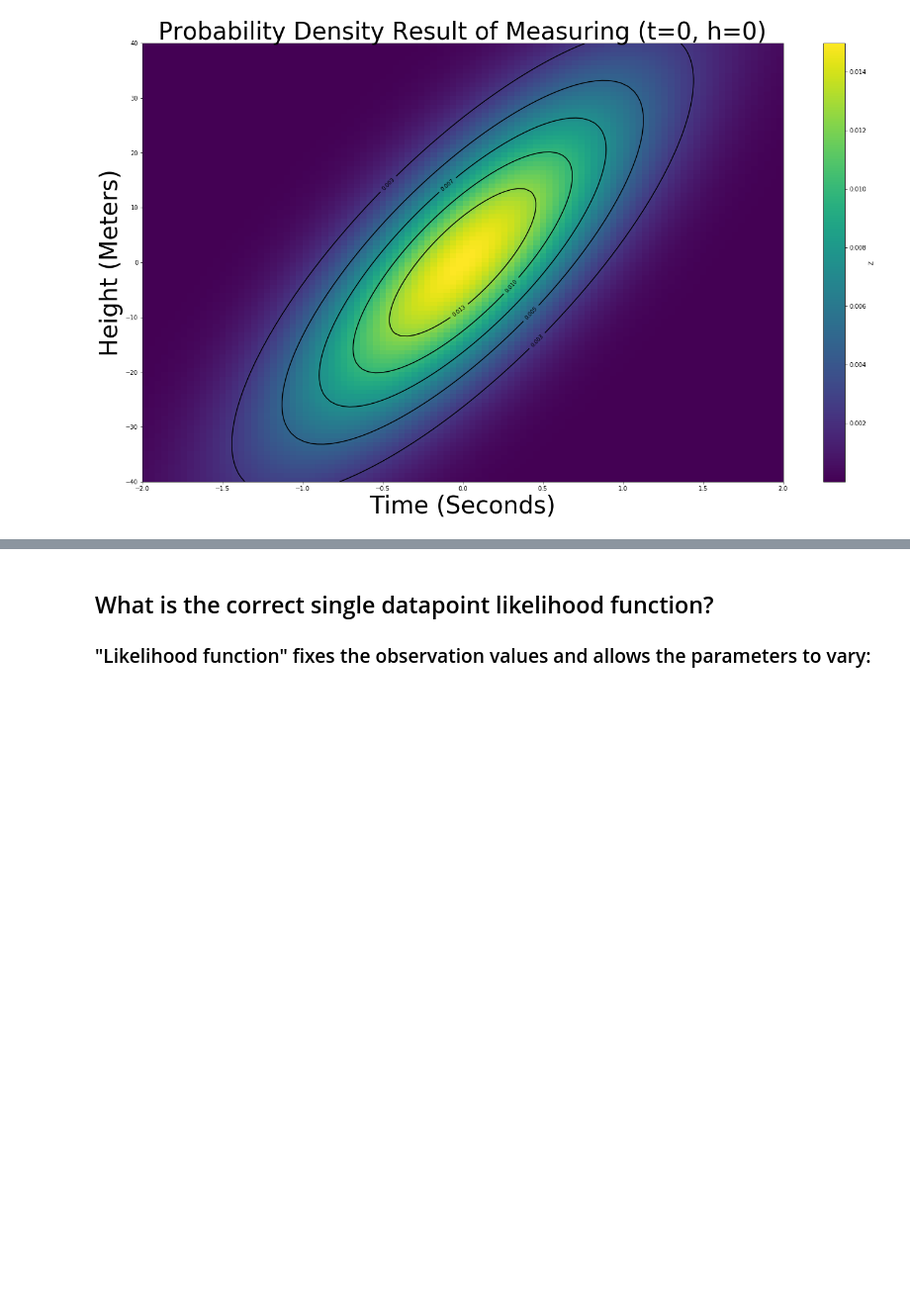
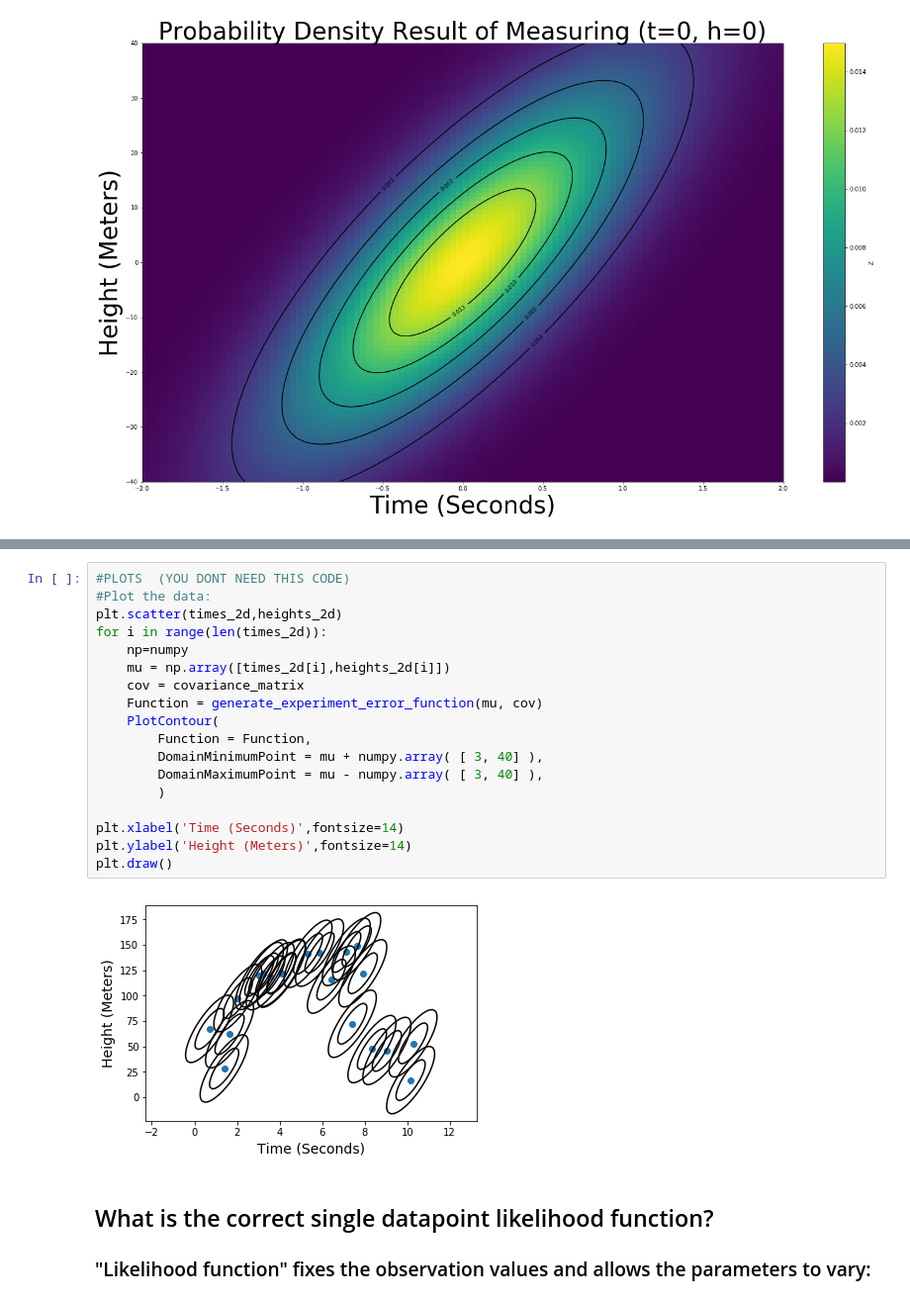
Before and after one commit to uofscphysics/STEM_Python_Course, a Jupyter notebook: Day_4/day_4_student_completed_workbook_likelihood_analysis.ipynb, the cells around one changed output, grey strips where cells are left out. Shown at 99% size. Cells and saved outputs as stored; diff of their text form; blank space fills up the shorter version.

```diff
--- a/Day_4/day_4_student_completed_workbook_likelihood_analysis.ipynb
+++ b/Day_4/day_4_student_completed_workbook_likelihood_analysis.ipynb
@@ -415,3 +403,23 @@ plt.draw()
+# %%
+#PLOTS  (YOU DONT NEED THIS CODE)
+#Plot the data:
+plt.scatter(times_2d,heights_2d)
+for i in range(len(times_2d)):
+    np=numpy
+    mu = np.array([times_2d[i],heights_2d[i]])
+    cov = covariance_matrix
+    Function = generate_experiment_error_function(mu, cov)
+    PlotContour(
+        Function = Function,
+        DomainMinimumPoint = mu + numpy.array( [ 3, 40] ),
+        DomainMaximumPoint = mu - numpy.array( [ 3, 40] ),
+        )
+
+plt.xlabel('Time (Seconds)',fontsize=14)
+plt.ylabel('Height (Meters)',fontsize=14)
+plt.draw()
+# %% [output]
+[figure, added]
 # %% [markdown]
 ## What is the correct single datapoint likelihood function?
 ###  "Likelihood function" fixes the observation values and allows the parameters to vary:
```
Also changed, not shown: parts of 15 cells of this notebook.
